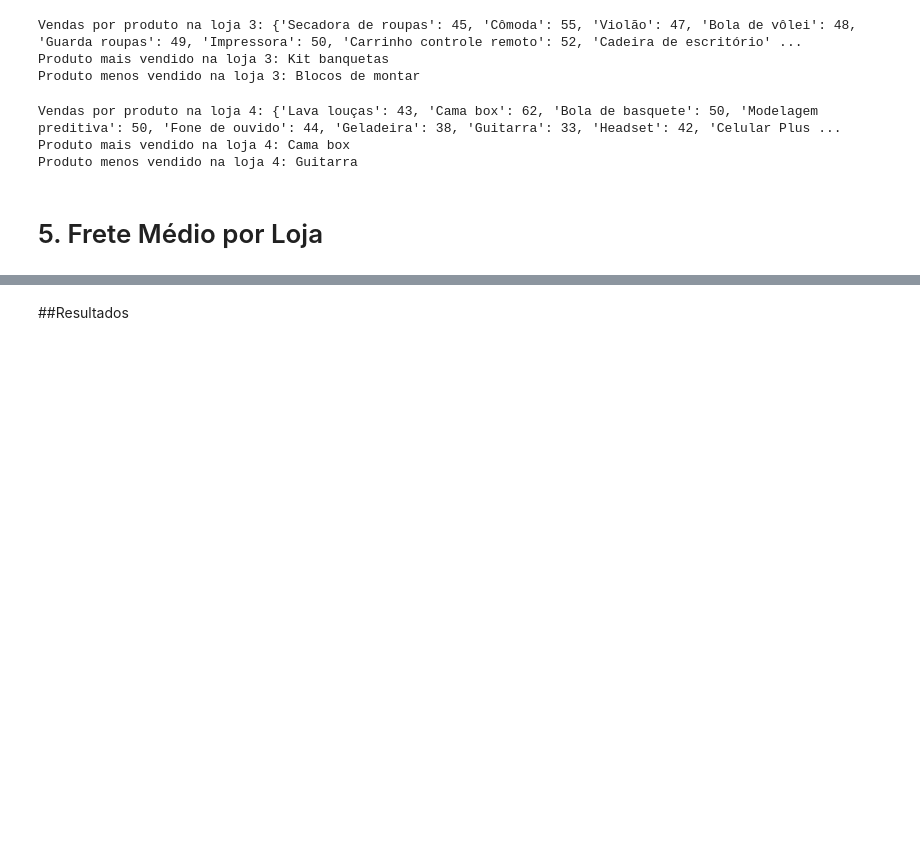
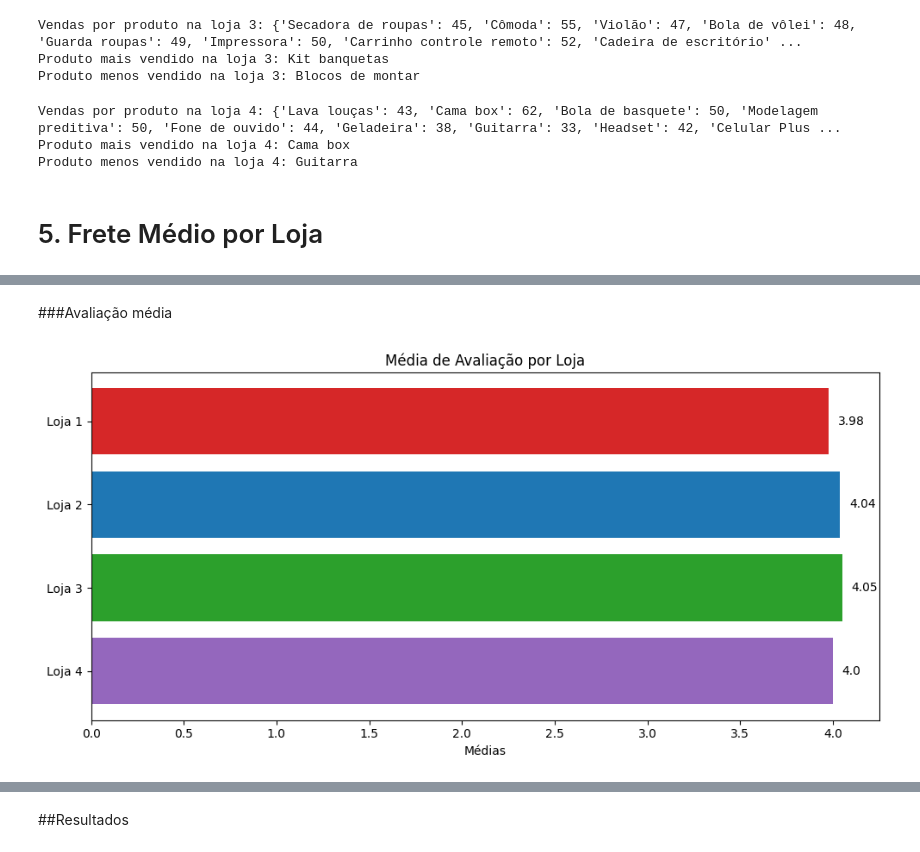
Before and after one commit to elisvw/AluraStore, a Jupyter notebook: AluraStoreBr.ipynb, the cells around one changed output, grey strips where cells are left out. Saved outputs shown, nothing was run; the diff lists cells and outputs as text; code cells hidden in the pictures; blank space fills up the shorter version.

```diff
--- a/AluraStoreBr.ipynb
+++ b/AluraStoreBr.ipynb
@@ -273,0 +332,25 @@ print(f'Frete médio da loja 4: R${frete_medio_loja4}')
+# %% [markdown]
+###Avaliação média
+# %%
+fig, ax = plt.subplots(figsize=(10, 5))
+
+lojas = ('Loja 1', 'Loja 2', 'Loja 3', 'Loja 4')
+medias = [media_avaliacao_loja1, media_avaliacao_loja2, media_avaliacao_loja3, media_avaliacao_loja4]
+
+y_pos = np.arange(len(lojas))
+cores = ['tab:red', 'tab:blue', 'tab:green', 'tab:purple']
+bars = ax.barh(y_pos, medias, color=cores, align='center')
+
+for i, (bar, media) in enumerate(zip(bars, medias)):
+    ax.text(media + 0.05, i, f'{media}',
+            va='center', ha='left', fontsize=10)
+
+ax.set_yticks(y_pos, labels=lojas)
+ax.invert_yaxis()
+ax.set_xlabel('Médias')
+ax.set_title('Média de Avaliação por Loja')
+
+plt.tight_layout()
+plt.show()
+# %% [output]
+[figure, added]
```
Also changed, not shown: parts of 18 cells of this notebook.
